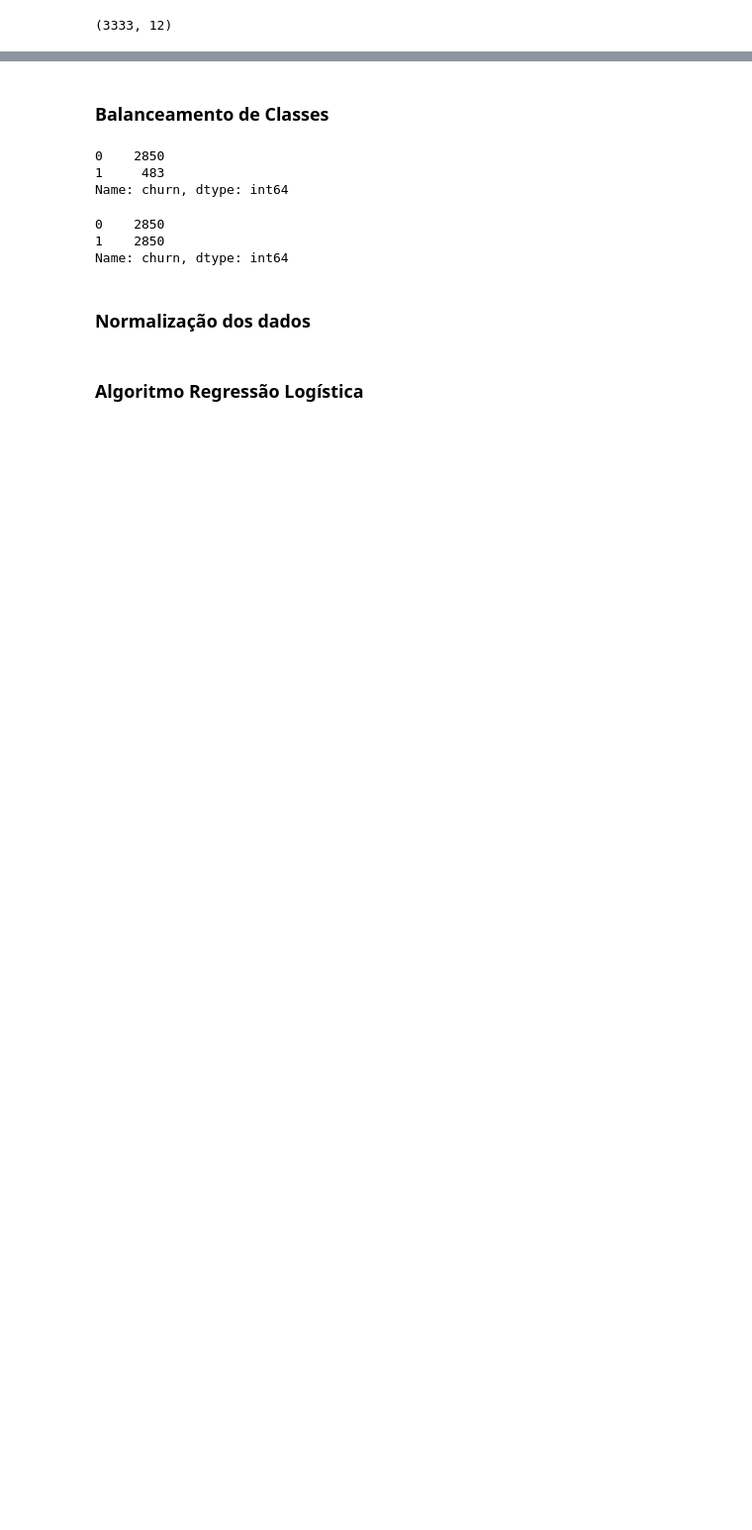
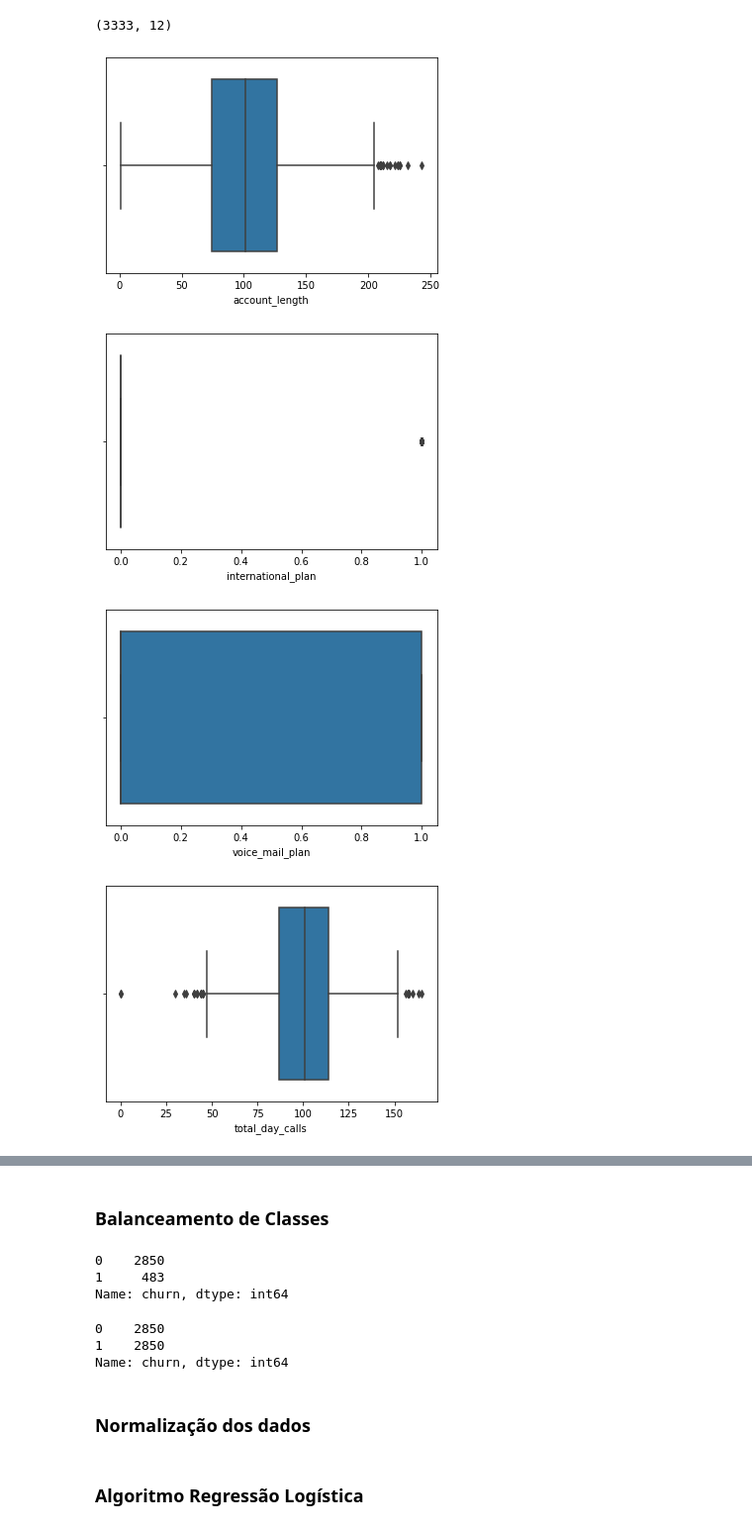
Before and after one commit to GilbertoBarbosa/customer-churn, a Jupyter notebook: customerChurn.ipynb, the cells around one changed output, grey strips where cells are left out. Shown: that part at 99% size. Saved outputs shown, nothing was run; the diff lists cells and outputs as text; code cells hidden in the pictures; blank space fills up the shorter version.

Commit message:
Inclusão de gráficos boxplot

```diff
--- a/customerChurn.ipynb
+++ b/customerChurn.ipynb
@@ -41,3 +45,5 @@ df.tail()
+# %%
+df = df.drop_duplicates()
 # %%
 # Substituindo no por 0
 df.replace('no',0, inplace = True)
@@ -199,3 +222,12 @@ corr.style.background_gradient(cmap='coolwarm').set_precision(2)
 X_treino.shape
 # %% [output]
 (3333, 12)
+# %%
+for coluna in X_treino.columns:
+    boxplot = sbn.boxplot(x=X_treino[coluna])
+    plt.show()
+# %% [output]
+[figure, added]
+[figure, added]
+[figure, added]
+[figure, added]
```
Also changed, not shown: parts of 11 cells of this notebook.
